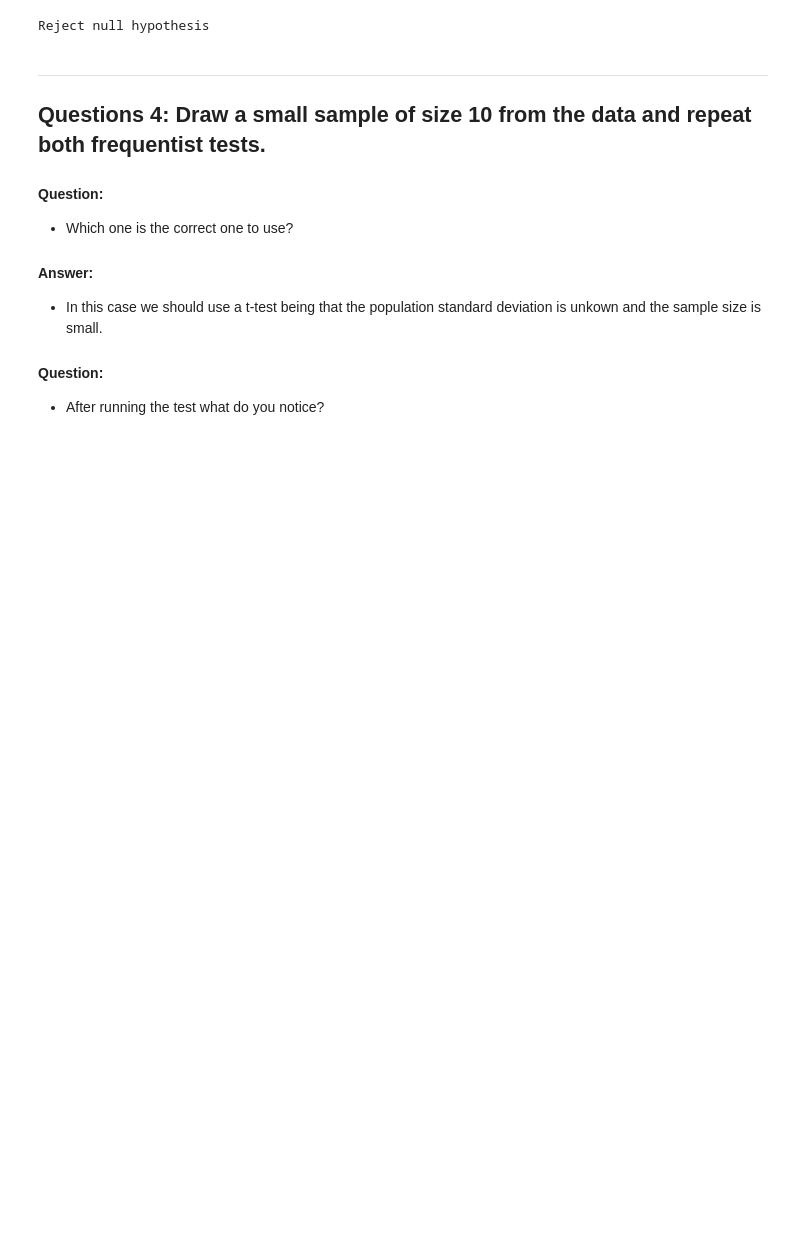
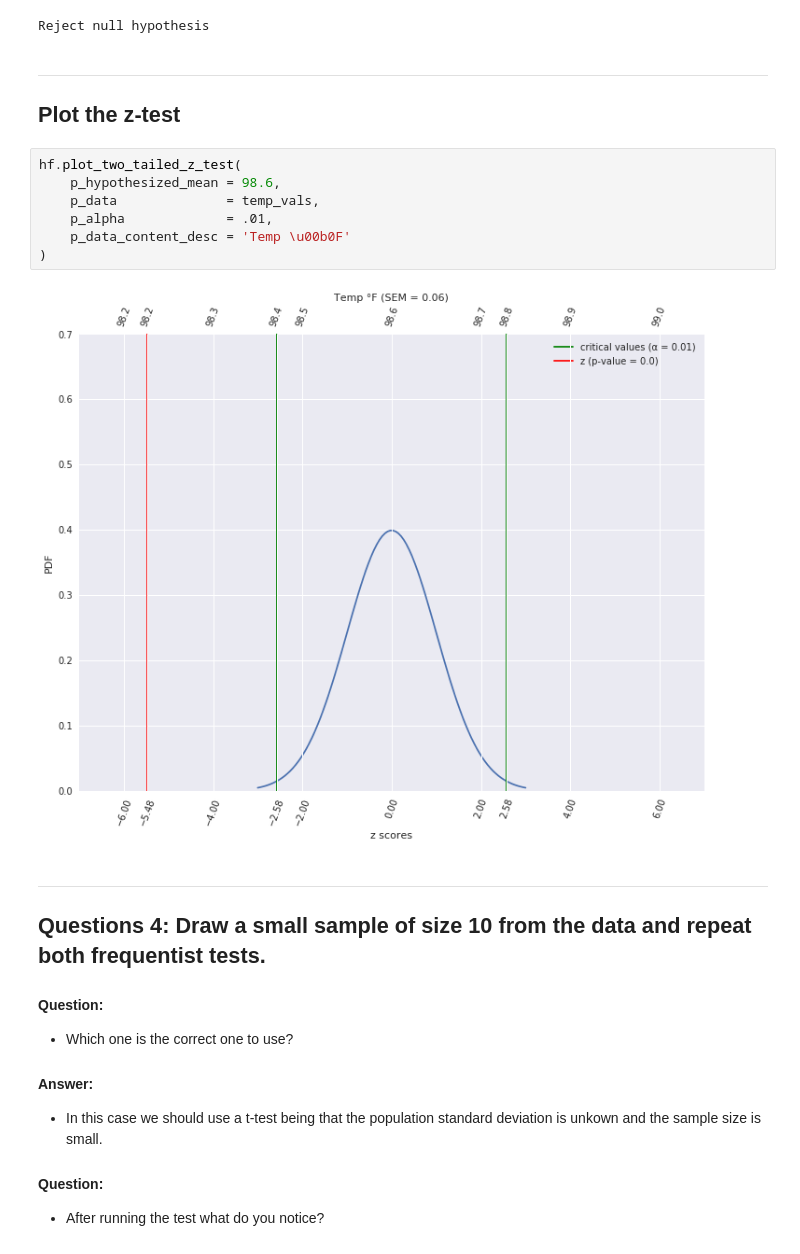
Before and after one commit to Ylazerson/sb-mini-project-world-bank, a Jupyter notebook: notebooks/08-inferential-statistics/01-human-body-temperature-eda.ipynb, the cells around one changed output. Cells and saved outputs as stored; diff of their text form; blank space fills up the shorter version.

```diff
--- a/notebooks/08-inferential-statistics/01-human-body-temperature-eda.ipynb
+++ b/notebooks/08-inferential-statistics/01-human-body-temperature-eda.ipynb
@@ -750,6 +753,18 @@ else:
     print('Reject null hypothesis')
 # %% [output]
 Reject null hypothesis
+# %% [markdown]
+---
+## Plot the z-test
+# %%
+hf.plot_two_tailed_z_test(
+    p_hypothesized_mean = 98.6,
+    p_data              = temp_vals,
+    p_alpha             = .01,
+    p_data_content_desc = 'Temp \u00b0F'
+)
+# %% [output]
+[figure, added]
 # %% [markdown]
 ---
 ## **Questions 4**: Draw a small sample of size 10 from the data and repeat both frequentist tests.
```
Also changed, not shown: parts of 39 cells of this notebook, 1 other file.
